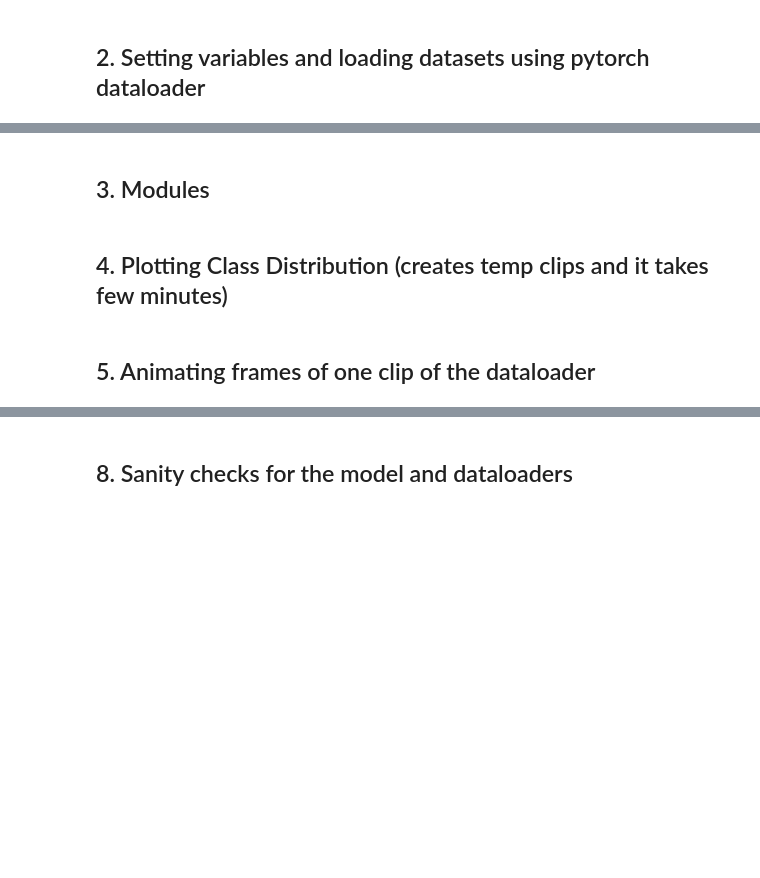
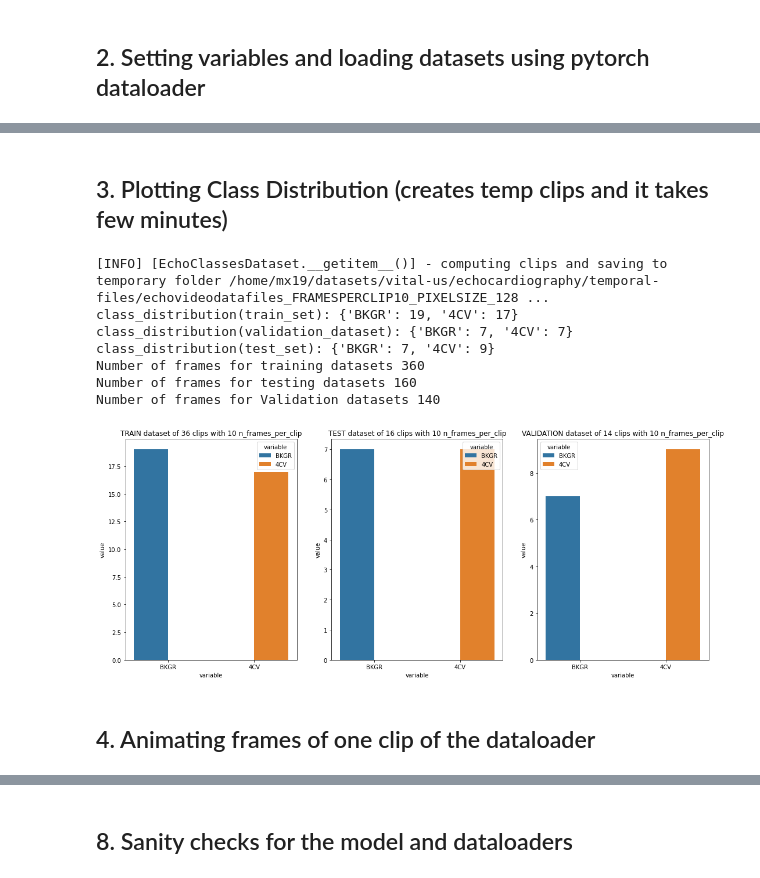
Before and after one commit to vital-ultrasound/ai-echocardiography-for-low-resource-countries, a Jupyter notebook: scripts/learning-pipeline/learning_pipeline_notebook.ipynb, the cells around one changed output, grey strips where cells are left out. Cells and saved outputs as stored; diff of their text form; code cells hidden in the pictures; blank space fills up the shorter version.

Commit message:
adds source modules and refactors learning_pipeline_notebook.ipynb (#49)

```diff
--- a/scripts/learning-pipeline/learning_pipeline_notebook.ipynb
+++ b/scripts/learning-pipeline/learning_pipeline_notebook.ipynb
@@ -289,2 +320,0 @@ train_set, test_set = torch.utils.data.random_split(train_dataset, [Ntrain, Ntes
-# %% [markdown]
-## 3. Modules
@@ -377,25 +321,38 @@ def animate_clips(pair_clips_labels):
 # %% [markdown]
-## 4. Plotting Class Distribution (creates temp clips and it takes few minutes)
+## 3. Plotting Class Distribution (creates temp clips and it takes few minutes)
 # %%
-print(f'class_distribution(train_set): {get_class_distribution(train_set)}')
-print(f'class_distribution(validation_dataset): {get_class_distribution(validation_dataset)}' )
-print(f'class_distribution(test_set): {get_class_distribution(test_set)}')
+train_set_class_dict = get_class_distribution(train_set,label_id)
+val_set_class_dict = get_class_distribution(validation_dataset,label_id)
+test_set_class_dict = get_class_distribution(test_set,label_id)
+
+print(f'class_distribution(train_set): {train_set_class_dict}')
+print(f'class_distribution(validation_dataset): {val_set_class_dict}' )
+print(f'class_distribution(test_set): {test_set_class_dict}')
 
 #number_of_frames_per_segment_in_a_clip = config['number_of_frames_per_segment_in_a_clip']
 print(f'Number of frames for training datasets {len(train_set)*NUMBER_OF_FRAMES_PER_SEGMENT_IN_A_CLIP}')
 print(f'Number of frames for testing datasets {len(test_set)*NUMBER_OF_FRAMES_PER_SEGMENT_IN_A_CLIP}')
 print(f'Number of frames for Validation datasets {len(validation_dataset)*NUMBER_OF_FRAMES_PER_SEGMENT_IN_A_CLIP}')
 
 plot_title_train_label= f'TRAIN dataset of {len(train_set)} clips with {NUMBER_OF_FRAMES_PER_SEGMENT_IN_A_CLIP} n_frames_per_clip'
 plot_title_test_label= f'TEST dataset of {len(test_set)} clips with {NUMBER_OF_FRAMES_PER_SEGMENT_IN_A_CLIP} n_frames_per_clip'
 plot_title_val_label= f'VALIDATION dataset of {len(validation_dataset)} clips with {NUMBER_OF_FRAMES_PER_SEGMENT_IN_A_CLIP} n_frames_per_clip'
 
 fig, axes = plt.subplots(nrows=1, ncols=3, figsize=(18,7))
-plot_from_dict(get_class_distribution(train_set), plot_title=plot_title_train_label, ax=axes[0])
-plot_from_dict(get_class_distribution(test_set), plot_title=plot_title_test_label, ax=axes[1])
-plot_from_dict(get_class_distribution(validation_dataset), plot_title=plot_title_val_label, ax=axes[2])
+plot_from_dict(train_set_class_dict, plot_title=plot_title_train_label, ax=axes[0])
+plot_from_dict(val_set_class_dict, plot_title=plot_title_test_label, ax=axes[1])
+plot_from_dict(test_set_class_dict, plot_title=plot_title_val_label, ax=axes[2])
 plt.show()
+# %% [output]
+[INFO] [EchoClassesDataset.__getitem__()] - computing clips and saving to temporary folder /home/mx19/datasets/vital-us/echocardiography/temporal-files/echovideodatafiles_FRAMESPERCLIP10_PIXELSIZE_128 ...
+class_distribution(train_set): {'BKGR': 19, '4CV': 17}
+class_distribution(validation_dataset): {'BKGR': 7, '4CV': 7}
+class_distribution(test_set): {'BKGR': 7, '4CV': 9}
+Number of frames for training datasets 360
+Number of frames for testing datasets 160
+Number of frames for Validation datasets 140
+[figure, added]
 # %% [markdown]
-## 5. Animating frames of one clip of the dataloader
+## 4. Animating frames of one clip of the dataloader
 # %%
 print(f'---------------------------------------')
```
Also changed, not shown: parts of 19 cells of this notebook, 3 other files.
